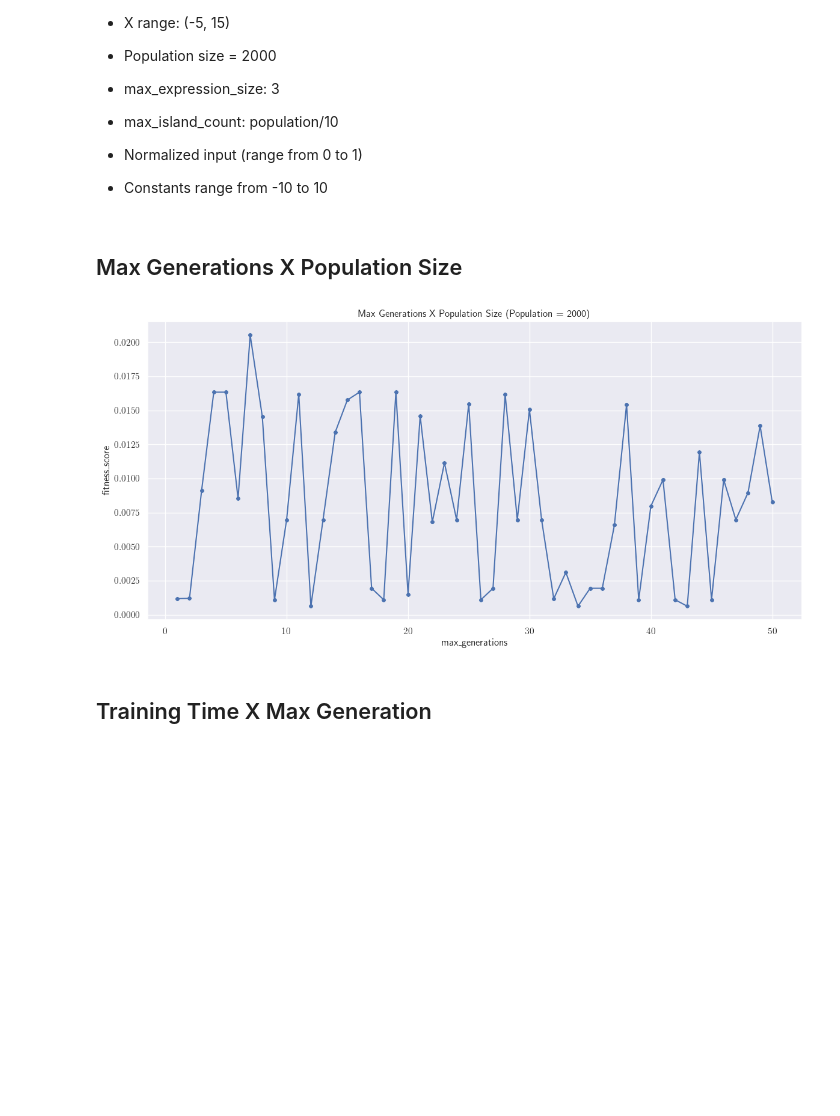
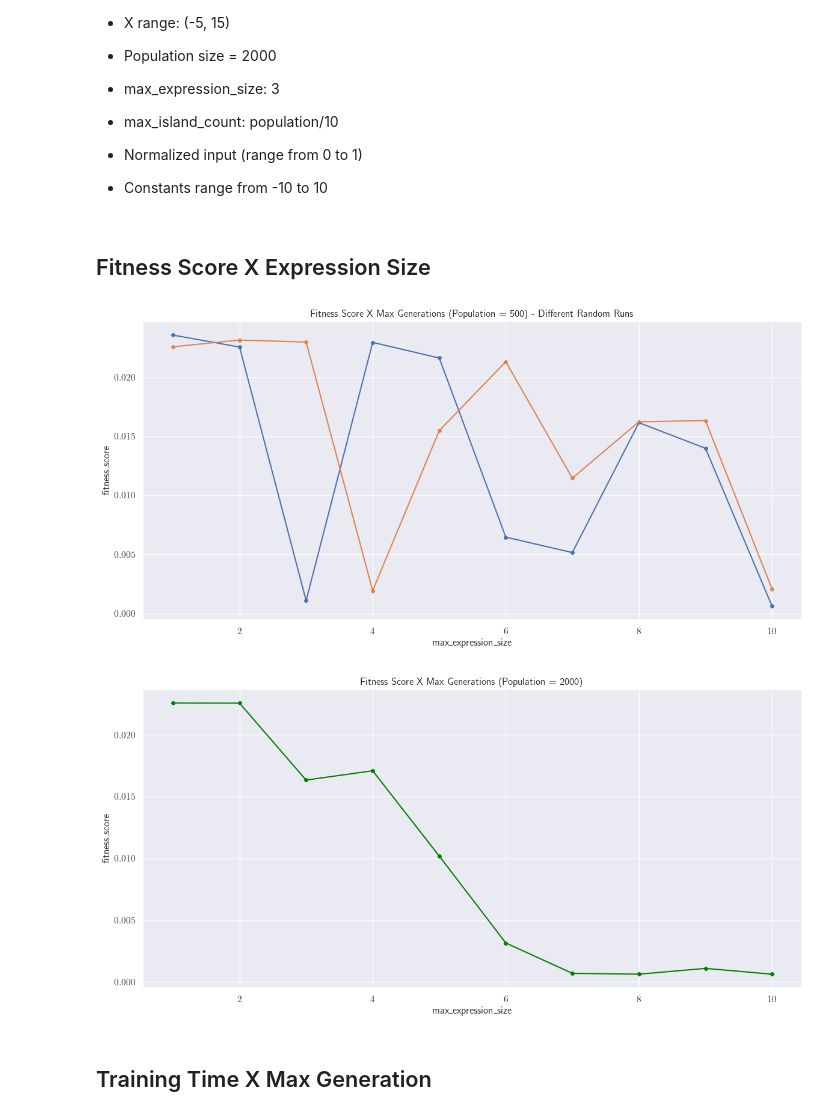
Before and after one commit to Guilherme-Ataliba/CSOWP-Symbolic-Regression, a Jupyter notebook: Analysis.ipynb, the cells around one changed output. Cells and saved outputs as stored; diff of their text form; code cells hidden in the pictures; blank space fills up the shorter version.

Commit message:
finished creating graphs

```diff
--- a/Analysis.ipynb
+++ b/Analysis.ipynb
@@ -981,26 +982,45 @@ $$10*\exp(-0.5*exp(-0.5*x + 2))$$
 - Normalized input (range from 0 to 1)
 - Constants range from -10 to 10
 # %%
-path = "output_generations/"
-img_path = path + "trees/"
-data_path = path + "data/"
+path = "output_expr_size/"
 
-data = pd.read_csv(path + cleaned_results)
+data1 = pd.read_csv(path + "test1/" + cleaned_results)
+data2 = pd.read_csv(path + "test2/" + cleaned_results)
+data3 = pd.read_csv(path + "test3/" + cleaned_results)
+
+img_path = [path + f"test{i}/" + "trees/" for i in range(1,4)]
+data_path = [path + f"test{i}/" + "data/" for i in range(1,4)]
 # %% [markdown]
-## Max Generations X Population Size
+## Fitness Score X Expression Size
 # %%
 # fig, axs = plt.subplots(1, 2, figsize=(12, 6), constrained_layout=True)
 
 plt.figure(figsize=(12, 6))
 
-sns.lineplot(data, x=data.max_generations, y=data["fitness_score"])
-sns.scatterplot(data, x=data.max_generations, y=data["fitness_score"], s=30)
+sns.lineplot(data1, x=data1.max_expression_size, y=data1["fitness_score"])
+sns.scatterplot(data1, x=data1.max_expression_size, y=data1["fitness_score"], s=30)
 
-plt.title("Max Generations X Population Size (Population = 2000)")
+
+sns.lineplot(data2, x=data2.max_expression_size, y=data2["fitness_score"])
+sns.scatterplot(data2, x=data2.max_expression_size, y=data2["fitness_score"], s=30)
+
+
+plt.title("Fitness Score X Max Generations (Population = 500) - Different Random Runs")
 plt.tight_layout()
 plt.show()
+
+
+plt.figure(figsize=(12, 6))
+sns.lineplot(data3, x=data3.max_expression_size, y=data3["fitness_score"], c="green")
+sns.scatterplot(data3, x=data3.max_expression_size, y=data3["fitness_score"], s=30, c="green")
+
+
+plt.title("Fitness Score X Max Generations (Population = 2000)")
+plt.tight_layout()
+plt.show()
 # %% [output]
-[figure, old version]
+[figure, new version]
+[figure, added]
 # %% [markdown]
 ## Training Time X Max Generation
 # %%
```
Also changed, not shown: parts of 16 cells of this notebook, 6 other files.
